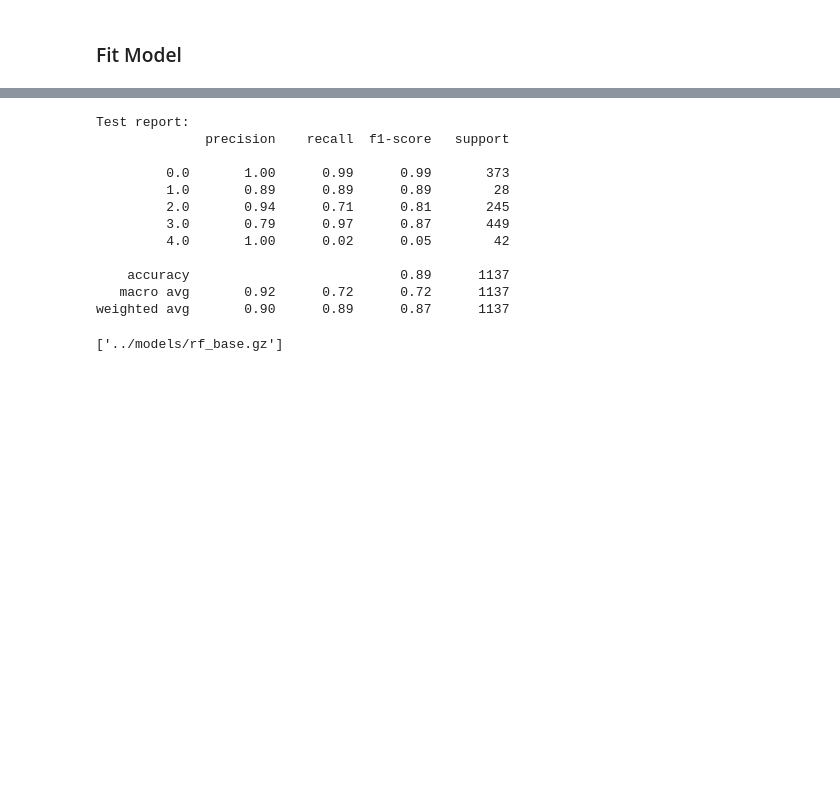
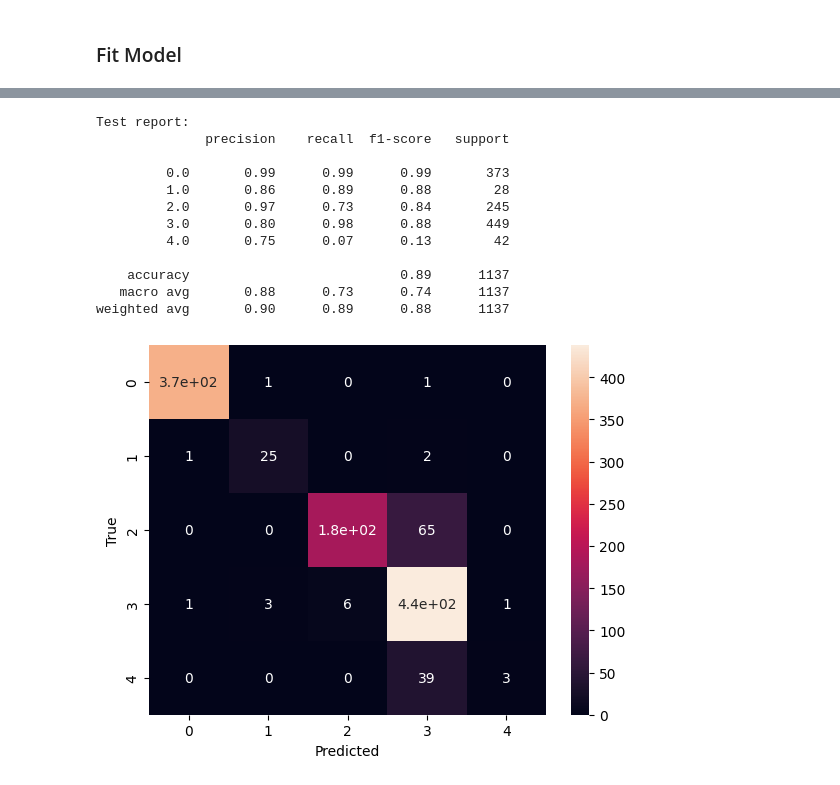
Before and after one commit to DavideLigari01/advanced-biomedical-project, a Jupyter notebook: notebooks/model.ipynb, the cells around one changed output, grey strips where cells are left out. Saved outputs shown, nothing was run; the diff lists cells and outputs as text; code cells hidden in the pictures; blank space fills up the shorter version.

```diff
--- a/notebooks/model.ipynb
+++ b/notebooks/model.ipynb
@@ -76,25 +85,32 @@ weighted avg       0.64      0.70      0.65      1137
 # %%
 # fit the model
 rf = RandomForestClassifier()
 rf.fit(X_train, y_train)
 
 # predict the test set
 y_pred = rf.predict(X_test)
 print(f'Test report: \n{classification_report(y_test, y_pred)}')
 
 # save the model
 joblib.dump(rf, MODELS_DIR + 'rf_base.gz')
+
+# plot the confusion matrix
+cm = confusion_matrix(y_test, y_pred)
+sns.heatmap(cm, annot=True)
+plt.xlabel('Predicted')
+plt.ylabel('True')
+plt.show()
 # %% [output]
 Test report:
               precision    recall  f1-score   support
 
-         0.0       1.00      0.99      0.99       373
-         1.0       0.89      0.89      0.89        28
-         2.0       0.94      0.71      0.81       245
-         3.0       0.79      0.97      0.87       449
-         4.0       1.00      0.02      0.05        42
+         0.0       0.99      0.99      0.99       373
+         1.0       0.86      0.89      0.88        28
+         2.0       0.97      0.73      0.84       245
+         3.0       0.80      0.98      0.88       449
+         4.0       0.75      0.07      0.13        42
 
     accuracy                           0.89      1137
-   macro avg       0.92      0.72      0.72      1137
-weighted avg       0.90      0.89      0.87      1137
+   macro avg       0.88      0.73      0.74      1137
+weighted avg       0.90      0.89      0.88      1137
-['../models/rf_base.gz']
+[figure, added]
```
Also changed, not shown: parts of 3 cells of this notebook, 2 other files.
